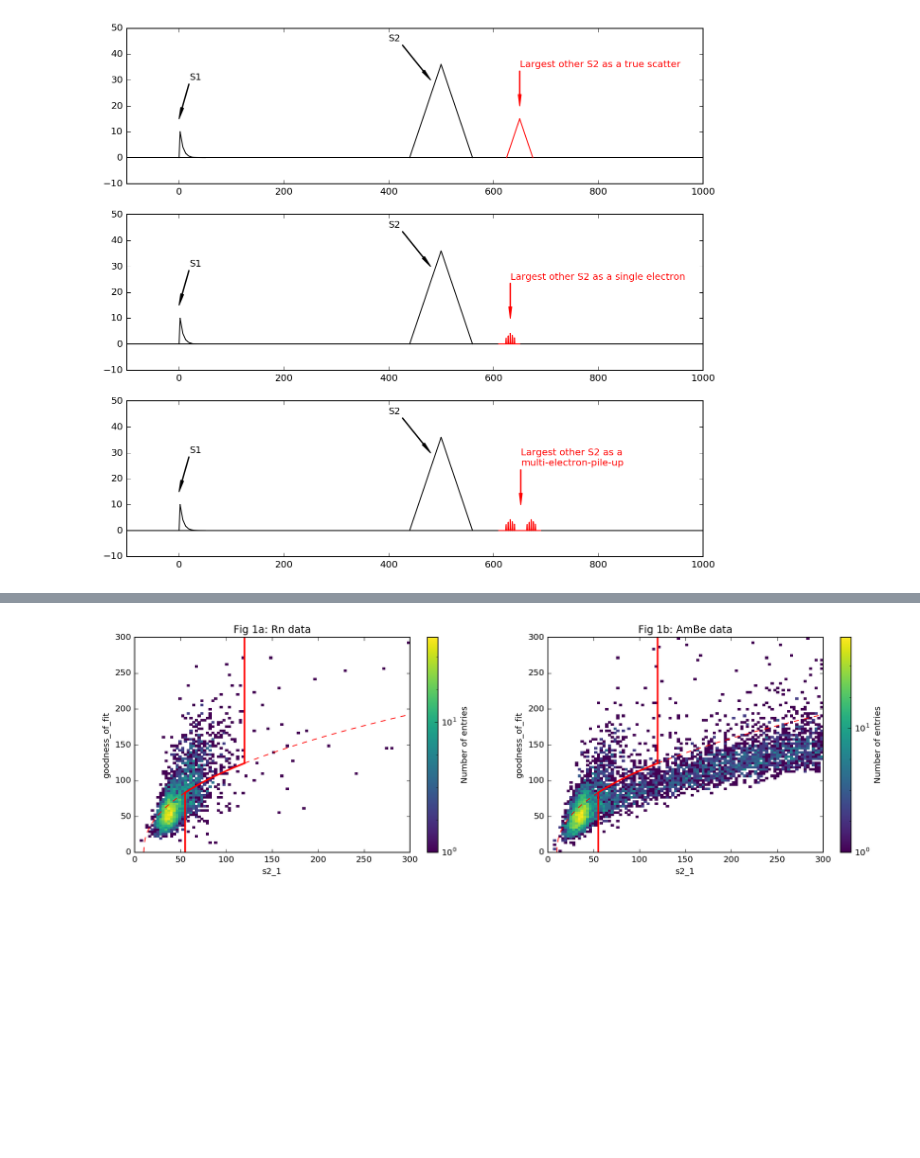
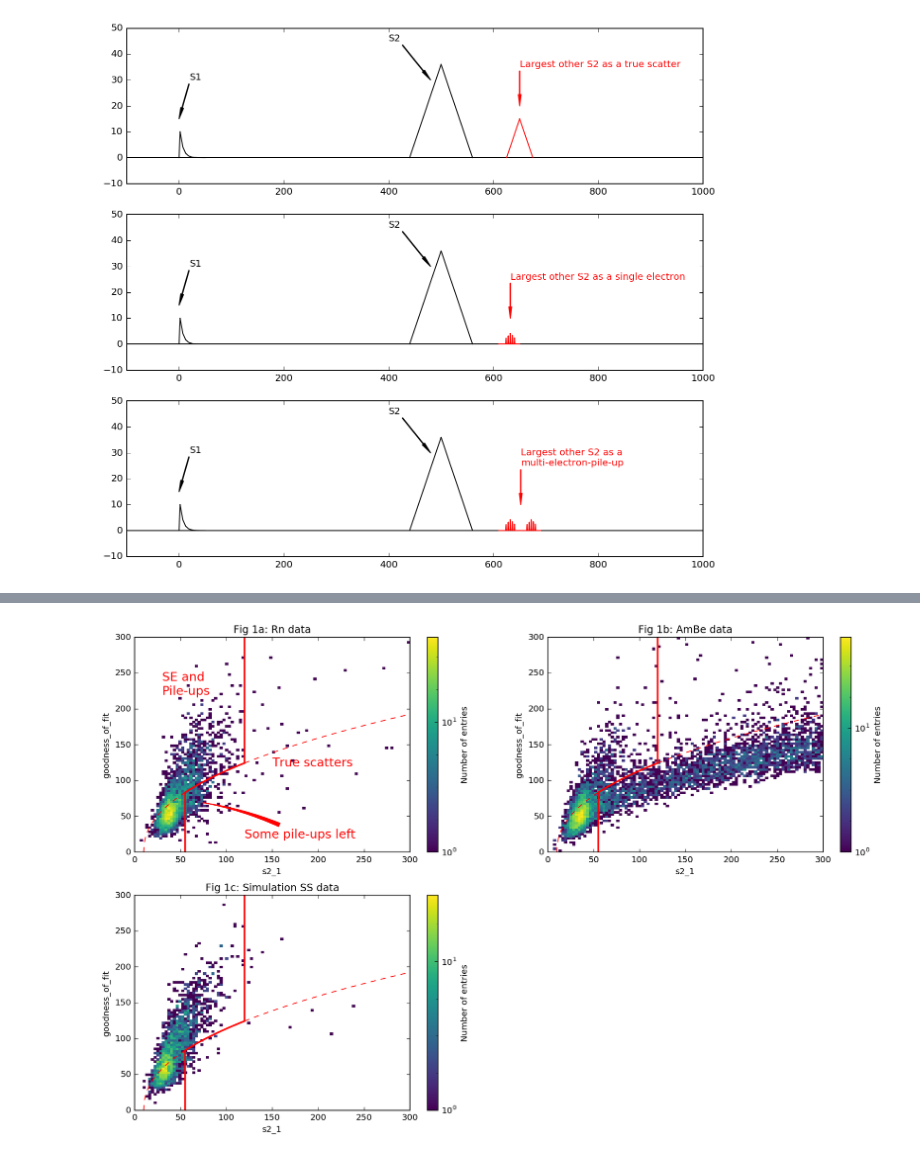
Before and after one commit to zhut19/xenon1t, a Jupyter notebook: s2_single_scatter_cut/sr1_cut_design_v2.ipynb, the cells around one changed output, grey strips where cells are left out. Cells and saved outputs as stored; diff of their text form; code cells hidden in the pictures; blank space fills up the shorter version.

Commit message:
add some text

```diff
--- a/s2_single_scatter_cut/sr1_cut_design_v2.ipynb
+++ b/s2_single_scatter_cut/sr1_cut_design_v2.ipynb
@@ -180,7 +209,7 @@ your_own_path = ['/home/zhut/data/SingleScatter/data/pickles/pax_v%s_%s_event_co
 name_list = []
 
 
-print ('Here we used')
+print ('Here we used real data processed by pax 6.6.5')
 # Check minitree building survival rate / check souce_type composition
 for path in your_own_path:
     name_list.extend ([f[:11] for f in os.listdir(path) if '.pkl' in f])
@@ -198,7 +227,7 @@ if True:
             if '.pkl' in file:
                 temp = pd.read_pickle(os.path.join(path,file))
                 temp['source__type'] = dsets[dsets.name == file[:11]].source__type.values[0]
-                df_copy.append(temp)
+                df_copy.append(temp[temp.s2 > 200])
             if i > 300: # << loop number control
                 break
     df_copy = pd.concat(df_copy)
@@ -210,9 +239,11 @@ Totol events included : 26357
 # %%
 # Mostly not in use, might be helpful if we need to consider photo-ionizations.
 df_rn = df_copy[df_copy.source__type == 'Rn220']
-df_nt = df_copy[df_copy.source__type == 'AmBe']
+df_nt = df_copy[(df_copy.source__type == 'AmBe')|(df_copy.source__type == 'neutron_generator')]
 df_si = pd.read_pickle('/home/zhut/data/SingleScatter/data/pickles/simmed_ambe.pkl')
 for order in [2, 3, 4, 5]:
     df_rn.drop([col for col in df_rn.columns if 's2_%d_' % order in col], axis = 1, inplace = True)
     df_nt.drop([col for col in df_nt.columns if 's2_%d_' % order in col], axis = 1, inplace = True)
     df_si.drop([col for col in df_si.columns if 's2_%d_' % order in col], axis = 1, inplace = True)
+
+print ("We also used events produced by fax\nTotol events included : %d" %len(df_si))
@@ -287,33 +303,49 @@ __B)__  __Goodness of Hit Pattern Fit__
 # %%
 #########################Here we define the cut##################
 plt.rcParams['figure.figsize'] = (16, 10)
 fig = plt.figure()
 
-def plotsups():
+def plotsups(text = False):
     x = np.linspace(55,120,141)
     y = np.linspace(0,300,601)
     plt.plot(x, 15 * (x -10) **0.45, 'r-', lw = 2.0)
     plt.axvline(120, ymin = 0.415, color = 'r', ls = '-', lw = 2.0)
     plt.axvline(55, ymax = 0.275, color = 'r', ls = '-', lw = 2.0)
     plt.plot(y, 15 * (y -10) **0.45, 'r--')
+    if text:
+        plt.text(30,220,'SE and\nPile-ups',color = 'r', size = 14.4)
+        plt.text(150,120,'True scatters',color = 'r', size = 14.4)
+        plt.annotate('Some pile-ups left', (70, 70), (180,20), color = 'r',
+                     ha="center", size=0.2 * 72, transform=fig.transFigure,
+                     arrowprops=dict(arrowstyle='wedge', shrinkA=5, shrinkB=5, fc="r", ec="r", connectionstyle="arc3,rad=0.08"))
+
 #####################################################################
 df_ = df_rn
 with plotting2d(221):
     mh = Histdd(getattr(df_, area), getattr(df_, gof),
                 axis_names = ('s2_1', 'goodness_of_fit'),
                 bins = (np.linspace(0,300,101), np.linspace(0,300,101)))
 plt_config(title = 'Fig 1a: Rn data')
-plotsups()
+plotsups(text = True)
 
 #####################################################################
 df_ = df_nt
 with plotting2d(222):
     mh = Histdd(getattr(df_, area), getattr(df_, gof),
                 axis_names = ('s2_1', 'goodness_of_fit'),
                 bins = (np.linspace(0,300,101), np.linspace(0,300,101)))
 plt_config(title = 'Fig 1b: AmBe data')
 plotsups()
 
+#####################################################################
+df_ = df_si
+with plotting2d(223):
+    mh = Histdd(getattr(df_, area), getattr(df_, gof),
+                axis_names = ('s2_1', 'goodness_of_fit'),
+                bins = (np.linspace(0,300,101), np.linspace(0,300,101)))
+plt_config(title = 'Fig 1c: Simulation SS data')
+plotsups()
+
 plt.show()
 # %% [output]
-[figure, old version]
+[figure, new version]
```
Also changed, not shown: parts of 17 cells of this notebook.
